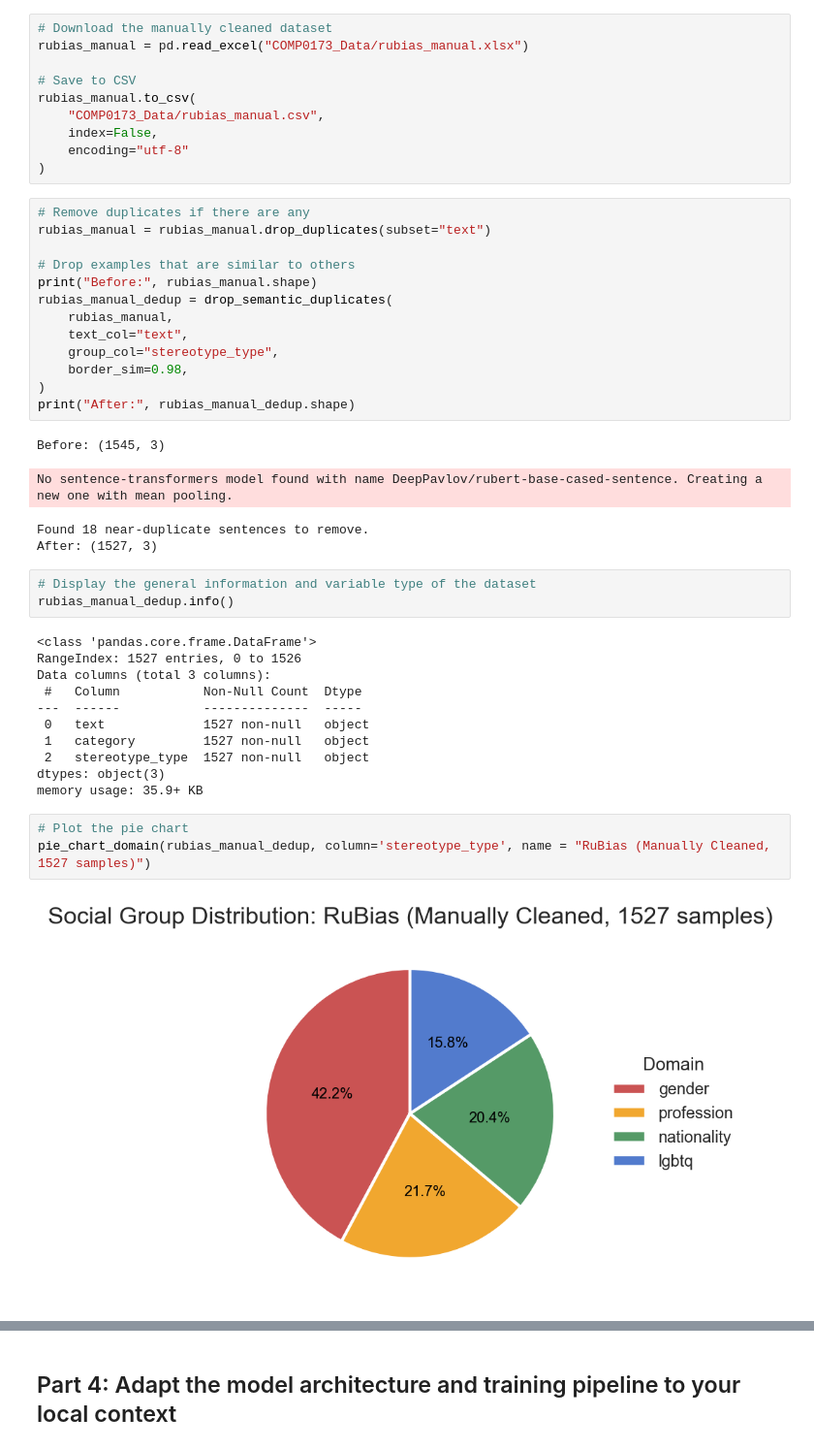
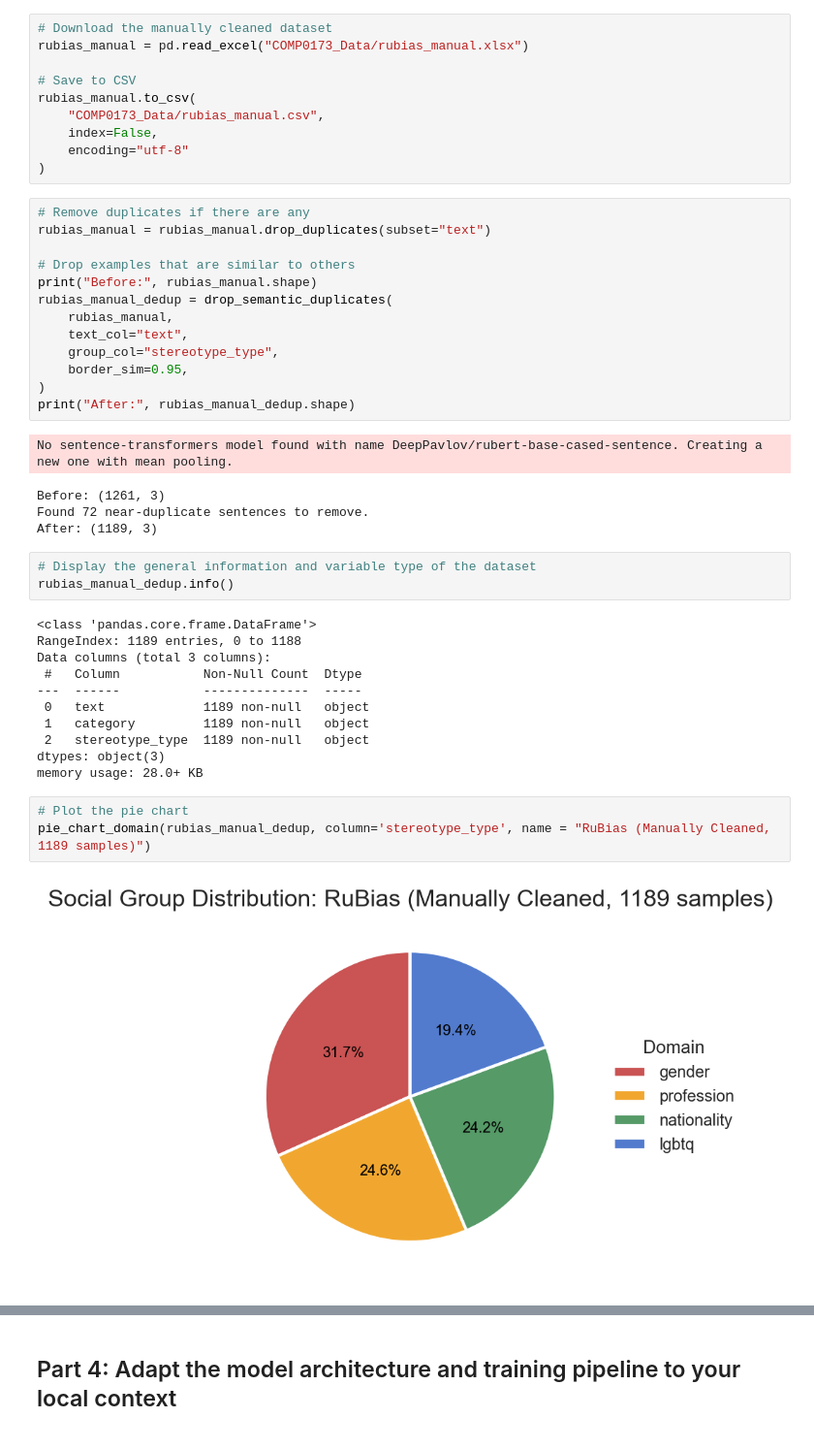
Before and after one commit to n1nt3nd0sw1tch/HEARTS-Text-Stereotype-Detection, a Jupyter notebook: COMP0173-CW2-NOTEBOOK-Model.ipynb, the cells around one changed output, grey strips where cells are left out. Shown at 97% size. Saved outputs shown, nothing was run; the diff lists cells and outputs as text.

```diff
--- a/COMP0173-CW2-NOTEBOOK-Model.ipynb
+++ b/COMP0173-CW2-NOTEBOOK-Model.ipynb
@@ -642,30 +726,30 @@ rubias_manual_dedup = drop_semantic_duplicates(
     rubias_manual,
     text_col="text",
     group_col="stereotype_type",
-    border_sim=0.98,
+    border_sim=0.95,
 )
 print("After:", rubias_manual_dedup.shape)
 # %% [output]
-Before: (1545, 3)
+No sentence-transformers model found with name DeepPavlov/rubert-base-cased-sentence. Creating a new one with mean pooling.
-No sentence-transformers model found with name DeepPavlov/rubert-base-cased-sentence. Creating a new one with mean pooling.
+Before: (1261, 3)
+Found 72 near-duplicate sentences to remove.
+After: (1189, 3)
-Found 18 near-duplicate sentences to remove.
-After: (1527, 3)
 # %%
 # Display the general information and variable type of the dataset
 rubias_manual_dedup.info()
 # %% [output]
 <class 'pandas.core.frame.DataFrame'>
-RangeIndex: 1527 entries, 0 to 1526
+RangeIndex: 1189 entries, 0 to 1188
 Data columns (total 3 columns):
  #   Column           Non-Null Count  Dtype
 ---  ------           --------------  -----
- 0   text             1527 non-null   object
- 1   category         1527 non-null   object
- 2   stereotype_type  1527 non-null   object
+ 0   text             1189 non-null   object
+ 1   category         1189 non-null   object
+ 2   stereotype_type  1189 non-null   object
 dtypes: object(3)
-memory usage: 35.9+ KB
+memory usage: 28.0+ KB
 # %%
 # Plot the pie chart
-pie_chart_domain(rubias_manual_dedup, column='stereotype_type', name = "RuBias (Manually Cleaned, 1527 samples)")
+pie_chart_domain(rubias_manual_dedup, column='stereotype_type', name = "RuBias (Manually Cleaned, 1189 samples)")
 # %% [output]
-[figure, old version]
+[figure, new version]
```
Also changed, not shown: parts of 10 cells of this notebook, 6 other files.
